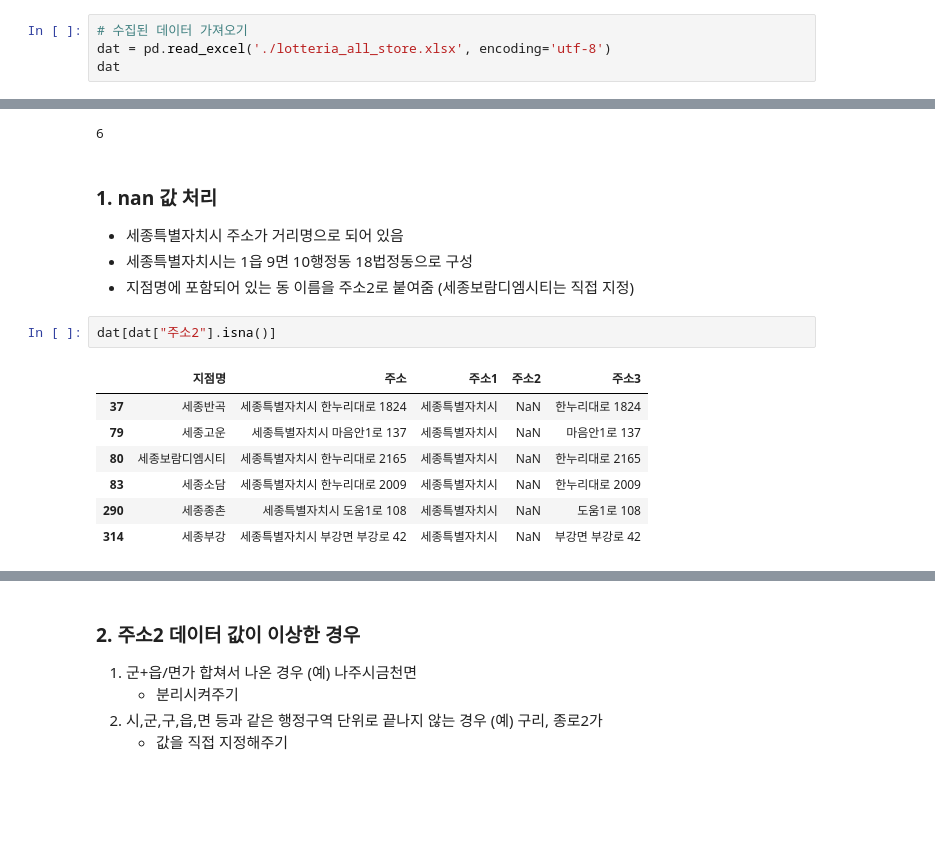
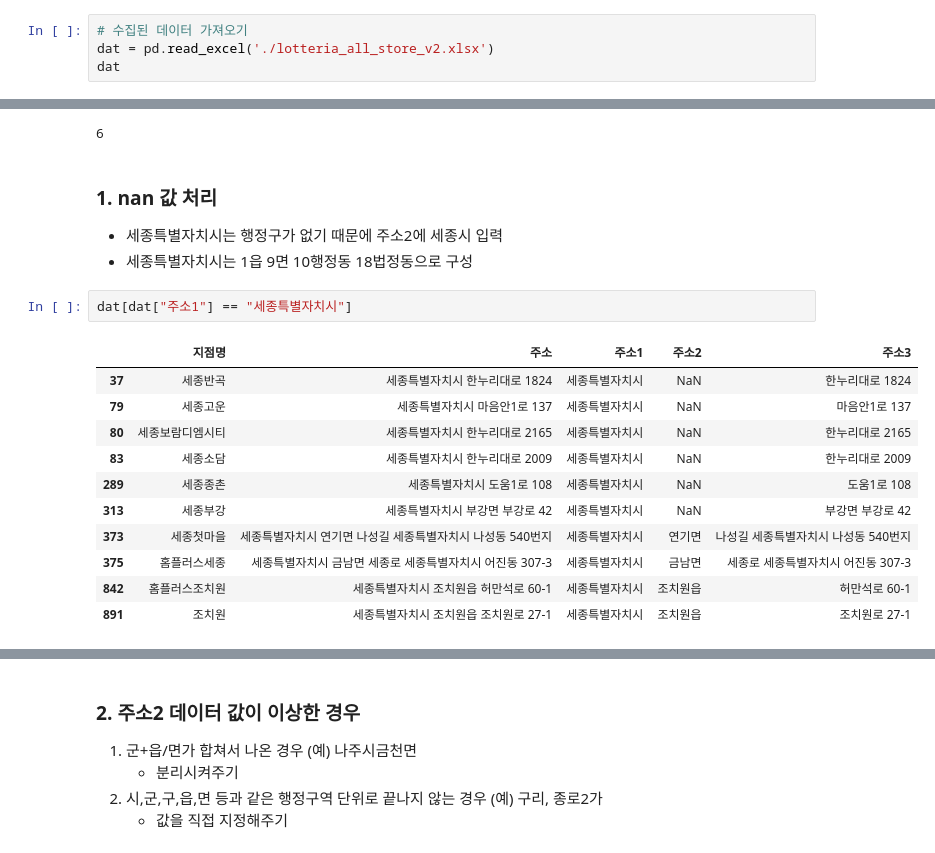
Before and after one commit to likelion-aischool-10-teamproject/burger-index, a Jupyter notebook: 1. web_crawling+preprocessing/Lotteria/Lotteria.ipynb, the cells around one changed output, grey strips where cells are left out. Drawn from its saved outputs; the diff is of its cells as text; blank space fills up the shorter version.

```diff
--- a/1. web_crawling+preprocessing/Lotteria/Lotteria.ipynb
+++ b/1. web_crawling+preprocessing/Lotteria/Lotteria.ipynb
@@ -451,7 +462,7 @@ dat.head()
 | 4 | 김포마산 | 경기도 김포시 김포한강8로148번길 5 | 경기도 | 김포시 | 김포한강8로148번길 5 |
 # %%
 # 수집된 데이터 가져오기
-dat = pd.read_excel('./lotteria_all_store.xlsx', encoding='utf-8')
+dat = pd.read_excel('./lotteria_all_store_v2.xlsx')
 dat
 # %% [output]
 |  | 지점명 | 주소 | 주소1 | 주소2 | 주소3 |
@@ -480,16 +491,19 @@ dat["주소2"].isna().sum()
 6
 # %% [markdown]
 ### 1. nan 값 처리
-- 세종특별자치시 주소가 거리명으로 되어 있음
+- 세종특별자치시는 행정구가 없기 때문에 주소2에 세종시 입력
 - 세종특별자치시는 1읍 9면 10행정동 18법정동으로 구성
-- 지점명에 포함되어 있는 동 이름을 주소2로 붙여줌 (세종보람디엠시티는 직접 지정)
 # %%
-dat[dat["주소2"].isna()]
+dat[dat["주소1"] == "세종특별자치시"]
 # %% [output]
 |  | 지점명 | 주소 | 주소1 | 주소2 | 주소3 |
 | 37 | 세종반곡 | 세종특별자치시 한누리대로 1824 | 세종특별자치시 | NaN | 한누리대로 1824 |
 | 79 | 세종고운 | 세종특별자치시 마음안1로 137 | 세종특별자치시 | NaN | 마음안1로 137 |
 | 80 | 세종보람디엠시티 | 세종특별자치시 한누리대로 2165 | 세종특별자치시 | NaN | 한누리대로 2165 |
 | 83 | 세종소담 | 세종특별자치시 한누리대로 2009 | 세종특별자치시 | NaN | 한누리대로 2009 |
-| 290 | 세종종촌 | 세종특별자치시 도움1로 108 | 세종특별자치시 | NaN | 도움1로 108 |
-| 314 | 세종부강 | 세종특별자치시 부강면 부강로 42 | 세종특별자치시 | NaN | 부강면 부강로 42 |
+| 289 | 세종종촌 | 세종특별자치시 도움1로 108 | 세종특별자치시 | NaN | 도움1로 108 |
+| 313 | 세종부강 | 세종특별자치시 부강면 부강로 42 | 세종특별자치시 | NaN | 부강면 부강로 42 |
+| 373 | 세종첫마을 | 세종특별자치시 연기면 나성길 세종특별자치시 나성동 540번지 | 세종특별자치시 | 연기면 | 나성길 세종특별자치시 나성동 540번지 |
+| 375 | 홈플러스세종 | 세종특별자치시 금남면 세종로 세종특별자치시 어진동 307-3 | 세종특별자치시 | 금남면 | 세종로 세종특별자치시 어진동 307-3 |
+| 842 | 홈플러스조치원 | 세종특별자치시 조치원읍 허만석로 60-1 | 세종특별자치시 | 조치원읍 | 허만석로 60-1 |
+| 891 | 조치원 | 세종특별자치시 조치원읍 조치원로 27-1 | 세종특별자치시 | 조치원읍 | 조치원로 27-1 |
```
Also changed, not shown: parts of 40 cells of this notebook, 7 other files.
